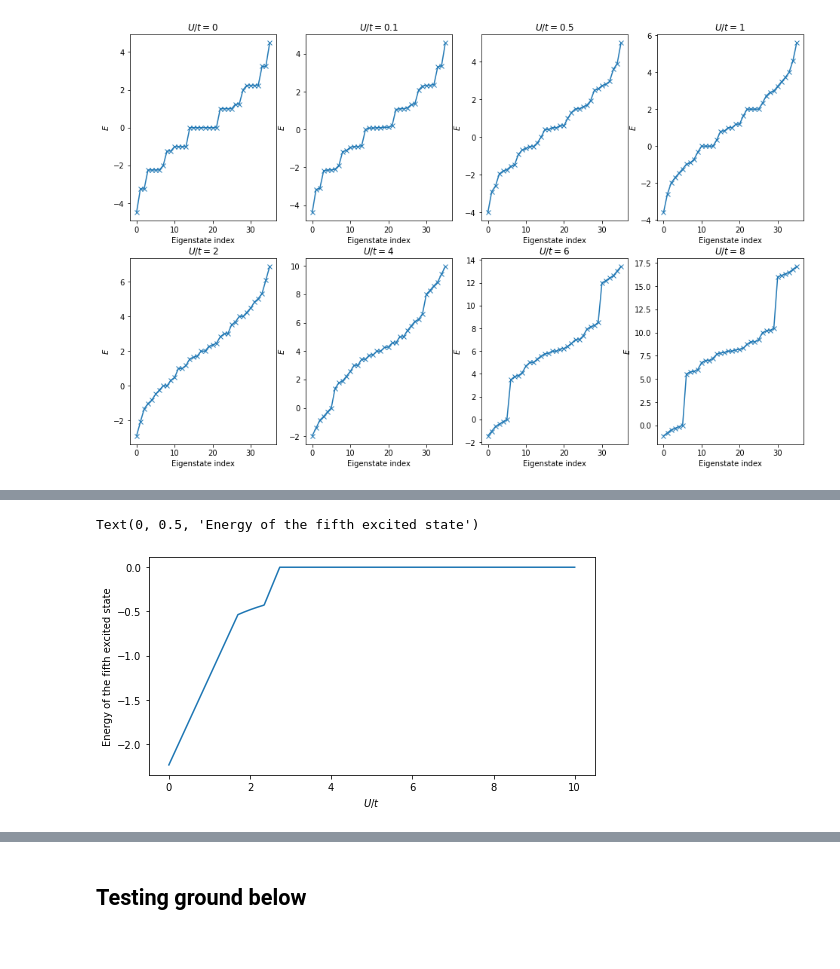
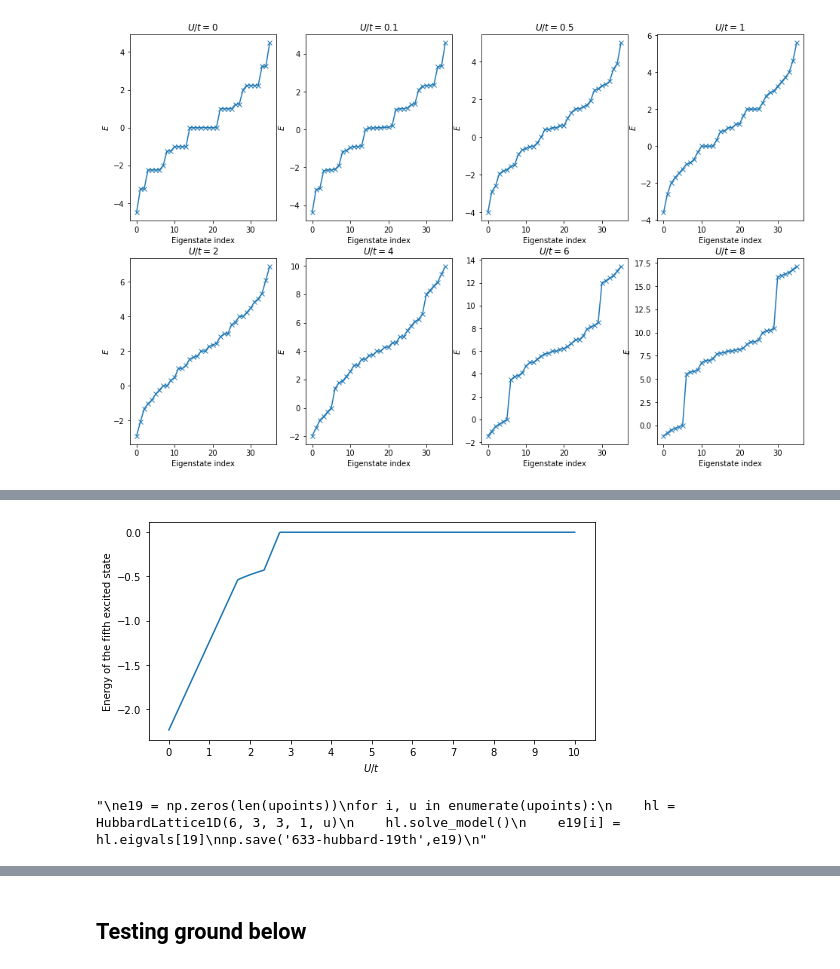
Before and after one commit to brianz98/hubbard-model, a Jupyter notebook: hubbard.ipynb, the cells around one changed output, grey strips where cells are left out. Cells and saved outputs as stored; diff of their text form; code cells hidden in the pictures.

```diff
--- a/hubbard.ipynb
+++ b/hubbard.ipynb
@@ -378,0 +410,16 @@ axins.set_ylim([-1.1,0.1])
+# %%
+f,ax = plt.subplots(figsize=(8,8))
+axins = ax.inset_axes([0.3,0.65,0.3,0.3])
+
+for u in [0,0.5,1,2,3,4,5,6,7,8]:
+    hl = HubbardLattice1D(6, 3, 3, 1, u)
+    hl.solve_model()
+    ax.plot(hl.eigvals,marker='x',label=r'$U/t={u}$'.format(u=u))
+    axins.plot(hl.eigvals,marker='x')
+
+ax.legend()
+ax.set_xlabel('Eigenstate index')
+ax.set_ylabel(r'$E$')
+axins.axhline(y=0.0,c='k',ls='--',lw=0.5)
+axins.set_xlim([17.9,19.1])
+axins.set_ylim([-0.3,0.1])
@@ -379,15 +429,26 @@ axins.set_ylim([-1.1,0.1])
 # %%
-upoints = np.linspace(0,10,1000)
+upoints = np.linspace(0,10,500)
 e6 = np.zeros(len(upoints))
 for i, u in enumerate(upoints):
     hl = HubbardLattice1D(4, 2, 2, 1, u)
     hl.solve_model()
     e6[i] = hl.eigvals[5]
 
 f,ax = plt.subplots(figsize=(8,4))
 ax.plot(upoints,e6)
 ax.set_xlabel(r'$U/t$')
-ax.set_ylabel('Energy of the fifth excited state')
+ax.set_xticks(np.arange(0,11))
+_ = ax.set_ylabel('Energy of the fifth excited state')
 # %% [output]
-Text(0, 0.5, 'Energy of the fifth excited state')
-[figure, old version]
+[figure, new version]
+# %%
+"""
+e19 = np.zeros(len(upoints))
+for i, u in enumerate(upoints):
+    hl = HubbardLattice1D(6, 3, 3, 1, u)
+    hl.solve_model()
+    e19[i] = hl.eigvals[19]
+np.save('633-hubbard-19th',e19)
+"""
+# %% [output]
+"\ne19 = np.zeros(len(upoints))\nfor i, u in enumerate(upoints):\n    hl = HubbardLattice1D(6, 3, 3, 1, u)\n    hl.solve_model()\n    e19[i] = hl.eigvals[19]\nnp.save('633-hubbard-19th',e19)\n"
```
Also changed, not shown: parts of 23 cells of this notebook, 1 other file.
